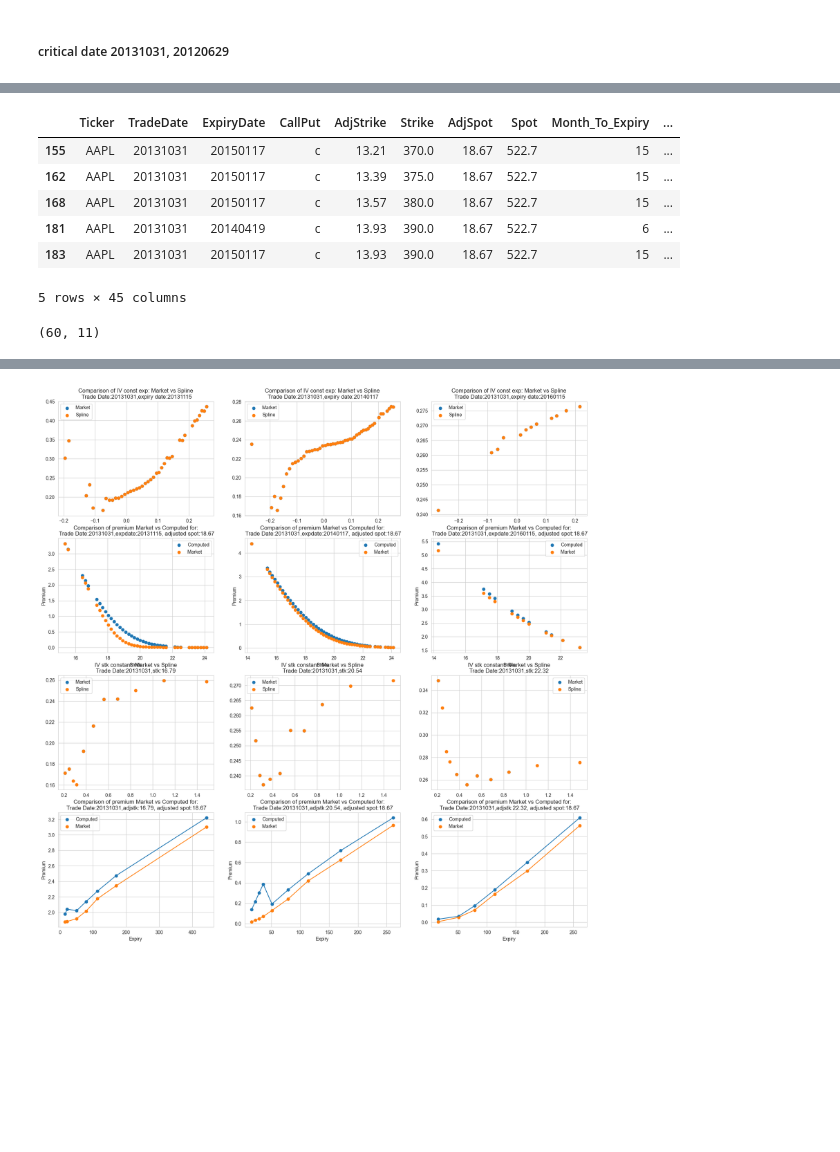
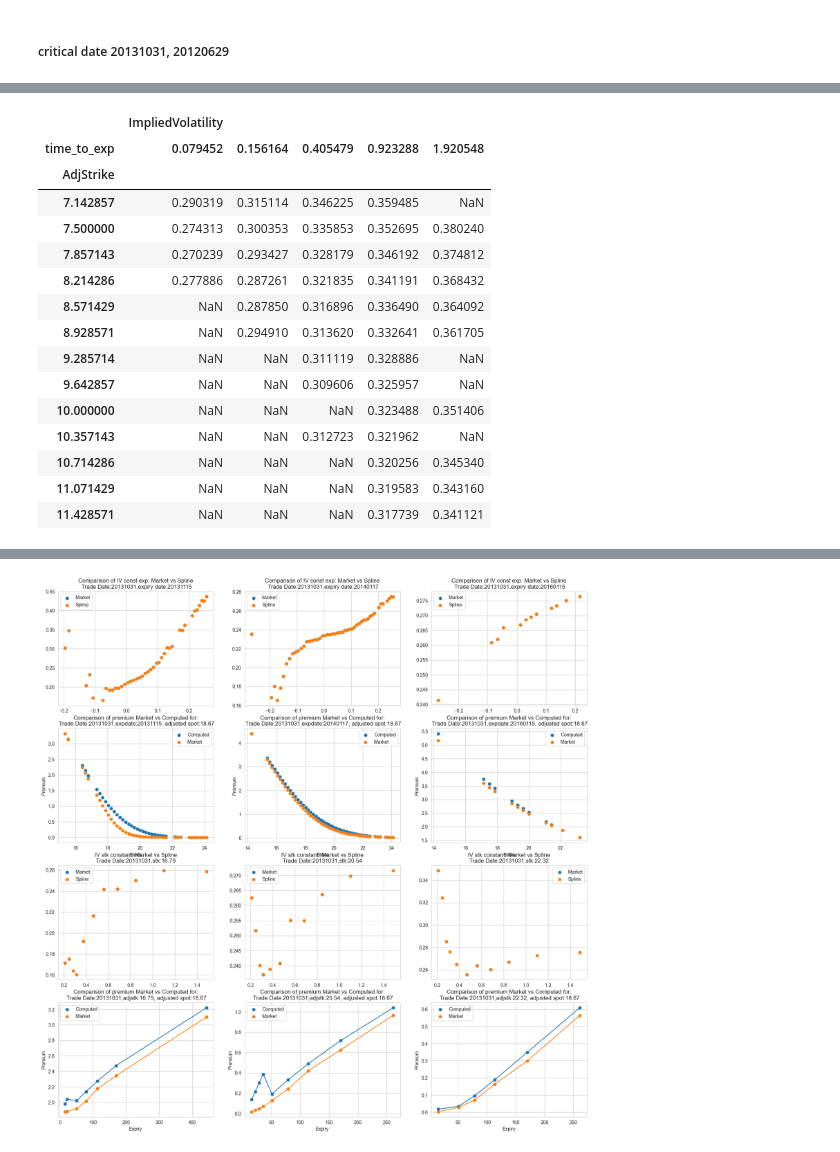
Before and after one commit to UniAnlxnshyam/Options, a Jupyter notebook: test.ipynb, the cells around one changed output, grey strips where cells are left out. Saved outputs shown, nothing was run; the diff lists cells and outputs as text; code cells hidden in the pictures; blank space fills up the shorter version.

```diff
--- a/test.ipynb
+++ b/test.ipynb
@@ -11,18 +30,22 @@ data = extract_clean_data(df,'c',20131031)
-# %%
-data.head()
-# %% [output]
-|  | Ticker | TradeDate | ExpiryDate | CallPut | AdjStrike | Strike | AdjSpot | Spot | Month_To_Expiry | ... |
-| 155 | AAPL | 20131031 | 20150117 | c | 13.21 | 370.0 | 18.67 | 522.7 | 15 | ... |
-| 162 | AAPL | 20131031 | 20150117 | c | 13.39 | 375.0 | 18.67 | 522.7 | 15 | ... |
-| 168 | AAPL | 20131031 | 20150117 | c | 13.57 | 380.0 | 18.67 | 522.7 | 15 | ... |
-| 181 | AAPL | 20131031 | 20140419 | c | 13.93 | 390.0 | 18.67 | 522.7 | 6 | ... |
-| 183 | AAPL | 20131031 | 20150117 | c | 13.93 | 390.0 | 18.67 | 522.7 | 15 | ... |
-5 rows × 45 columns
 # %%
 sufrace_genrator = GenSurface(data,interpolator='linear')
+sufrace_genrator.surface
+# %% [output]
+|  | ImpliedVolatility |  |  |  |  |
+| time_to_exp | 0.079452 | 0.156164 | 0.405479 | 0.923288 | 1.920548 |
+| AdjStrike |  |  |  |  |  |
+| 7.142857 | 0.290319 | 0.315114 | 0.346225 | 0.359485 | NaN |
+| 7.500000 | 0.274313 | 0.300353 | 0.335853 | 0.352695 | 0.380240 |
+| 7.857143 | 0.270239 | 0.293427 | 0.328179 | 0.346192 | 0.374812 |
+| 8.214286 | 0.277886 | 0.287261 | 0.321835 | 0.341191 | 0.368432 |
+| 8.571429 | NaN | 0.287850 | 0.316896 | 0.336490 | 0.364092 |
+| 8.928571 | NaN | 0.294910 | 0.313620 | 0.332641 | 0.361705 |
+| 9.285714 | NaN | NaN | 0.311119 | 0.328886 | NaN |
+| 9.642857 | NaN | NaN | 0.309606 | 0.325957 | NaN |
+| 10.000000 | NaN | NaN | NaN | 0.323488 | 0.351406 |
+| 10.357143 | NaN | NaN | 0.312723 | 0.321962 | NaN |
+| 10.714286 | NaN | NaN | NaN | 0.320256 | 0.345340 |
+| 11.071429 | NaN | NaN | NaN | 0.319583 | 0.343160 |
+| 11.428571 | NaN | NaN | NaN | 0.317739 | 0.341121 |
 # %%
 sufrace_genrator_b = GenSurface(data)
-# %%
-sufrace_genrator.surface.shape
-# %% [output]
-(60, 11)
```
Also changed, not shown: parts of 15 cells of this notebook, 3 other files.
